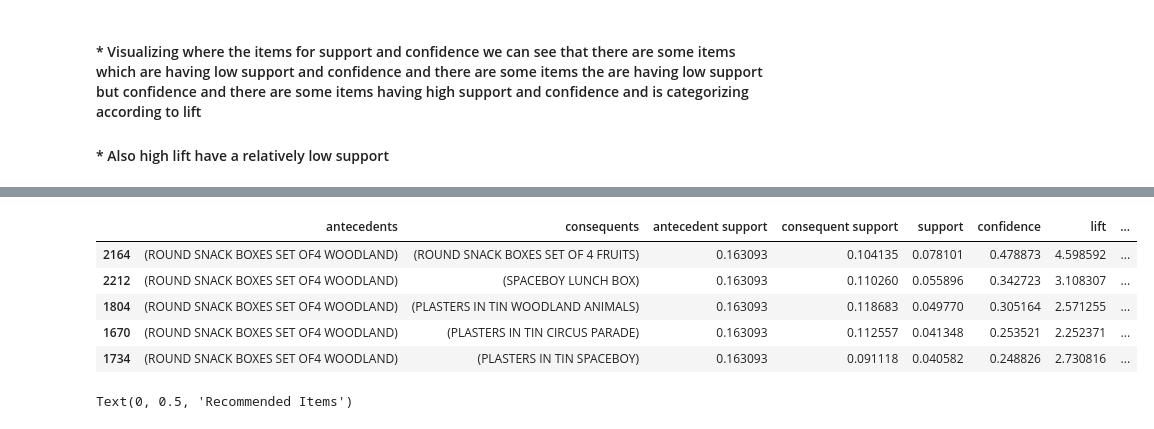
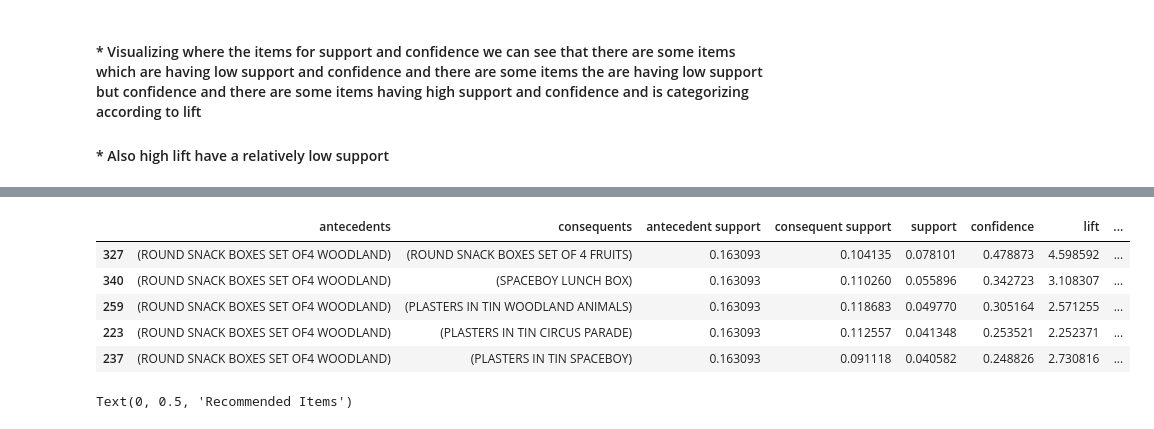
Before and after one commit to AishwaryaBhanage/Online_retail_streamlit, a Jupyter notebook: Notebooks/02_MarketBasketAnalysis_Apriori.ipynb, the cells around one changed output, grey strips where cells are left out. Cells and saved outputs as stored; diff of their text form; code cells hidden in the pictures.

```diff
--- a/Notebooks/02_MarketBasketAnalysis_Apriori.ipynb
+++ b/Notebooks/02_MarketBasketAnalysis_Apriori.ipynb
@@ -332,8 +342,8 @@ assoc_rules[assoc_rules["consequents"] == {"PLASTERS IN TIN WOODLAND ANIMALS"}]
 188 rows × 10 columns
 # %%
-frequent_items = apriori(items_data, min_support = 0.01, use_colnames = True)
+#frequent_items = apriori(items_data, min_support = 0.01, use_colnames = True)
 
-frequent_items
+#frequent_items
 # %% [output]
 |  | support | itemsets |
 | 0 | 0.026799 | (10 COLOUR SPACEBOY PEN) |
@@ -369,16 +381,16 @@ assoc_rules.sort_values("support", ascending = False)
 # %%
 round_snack_boxes_antecedent = assoc_rules[assoc_rules["antecedents"] == {"ROUND SNACK BOXES SET OF4 WOODLAND"}]
 
-round_snack_boxes_antecedent = round_snack_boxes_antecedent.sort_values("support", ascending = False).head(5)
+round_snack_boxes_antecedent = round_snack_boxes_antecedent.sort_values("support", ascending = False).head()
 
 round_snack_boxes_antecedent
 # %% [output]
 |  | antecedents | consequents | antecedent support | consequent support | support | confidence | lift | ... |
-| 2164 | (ROUND SNACK BOXES SET OF4 WOODLAND) | (ROUND SNACK BOXES SET OF 4 FRUITS) | 0.163093 | 0.104135 | 0.078101 | 0.478873 | 4.598592 | ... |
-| 2212 | (ROUND SNACK BOXES SET OF4 WOODLAND) | (SPACEBOY LUNCH BOX) | 0.163093 | 0.110260 | 0.055896 | 0.342723 | 3.108307 | ... |
-| 1804 | (ROUND SNACK BOXES SET OF4 WOODLAND) | (PLASTERS IN TIN WOODLAND ANIMALS) | 0.163093 | 0.118683 | 0.049770 | 0.305164 | 2.571255 | ... |
-| 1670 | (ROUND SNACK BOXES SET OF4 WOODLAND) | (PLASTERS IN TIN CIRCUS PARADE) | 0.163093 | 0.112557 | 0.041348 | 0.253521 | 2.252371 | ... |
-| 1734 | (ROUND SNACK BOXES SET OF4 WOODLAND) | (PLASTERS IN TIN SPACEBOY) | 0.163093 | 0.091118 | 0.040582 | 0.248826 | 2.730816 | ... |
+| 327 | (ROUND SNACK BOXES SET OF4 WOODLAND) | (ROUND SNACK BOXES SET OF 4 FRUITS) | 0.163093 | 0.104135 | 0.078101 | 0.478873 | 4.598592 | ... |
+| 340 | (ROUND SNACK BOXES SET OF4 WOODLAND) | (SPACEBOY LUNCH BOX) | 0.163093 | 0.110260 | 0.055896 | 0.342723 | 3.108307 | ... |
+| 259 | (ROUND SNACK BOXES SET OF4 WOODLAND) | (PLASTERS IN TIN WOODLAND ANIMALS) | 0.163093 | 0.118683 | 0.049770 | 0.305164 | 2.571255 | ... |
+| 223 | (ROUND SNACK BOXES SET OF4 WOODLAND) | (PLASTERS IN TIN CIRCUS PARADE) | 0.163093 | 0.112557 | 0.041348 | 0.253521 | 2.252371 | ... |
+| 237 | (ROUND SNACK BOXES SET OF4 WOODLAND) | (PLASTERS IN TIN SPACEBOY) | 0.163093 | 0.091118 | 0.040582 | 0.248826 | 2.730816 | ... |
 # %%
 plt.figure(figsize = [12, 8])
 
```
Also changed, not shown: parts of 12 cells of this notebook, 4 other files.
